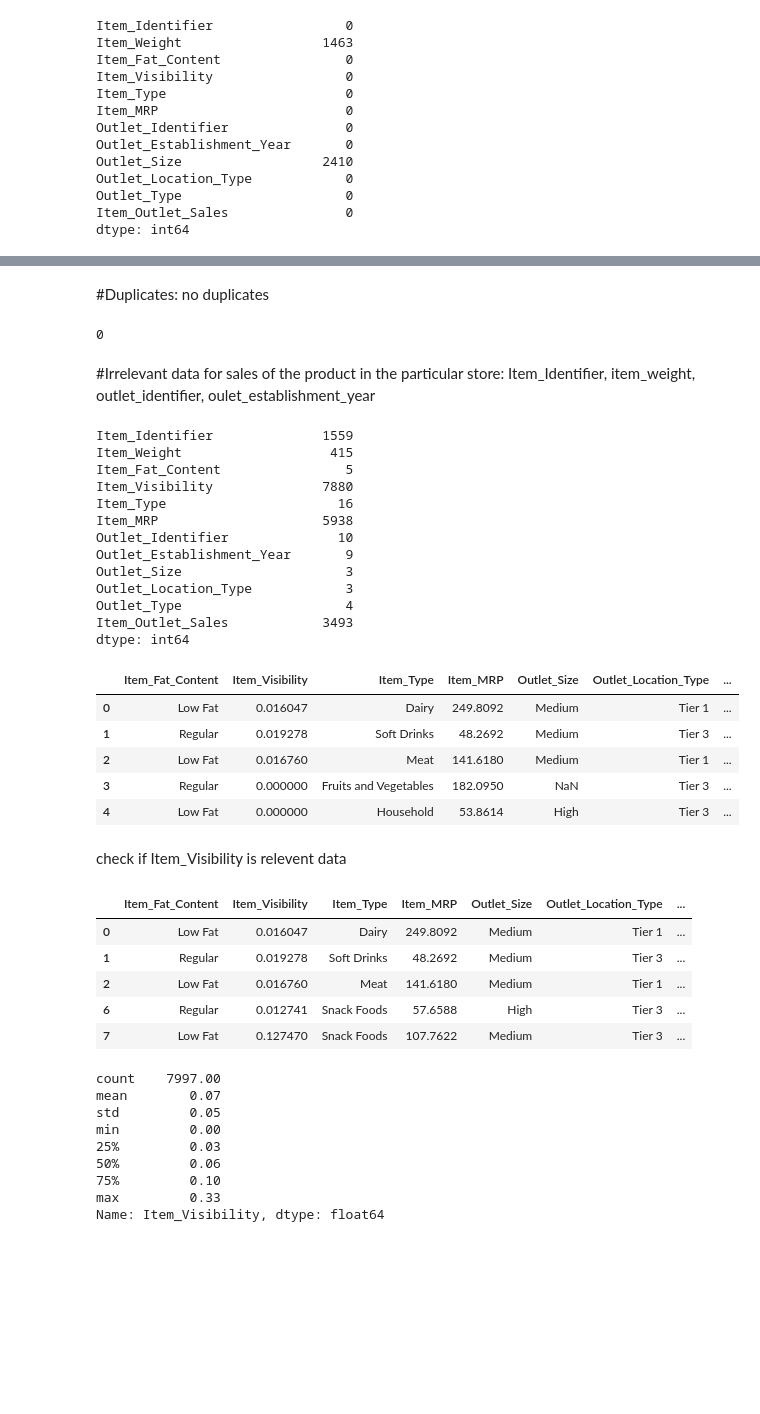
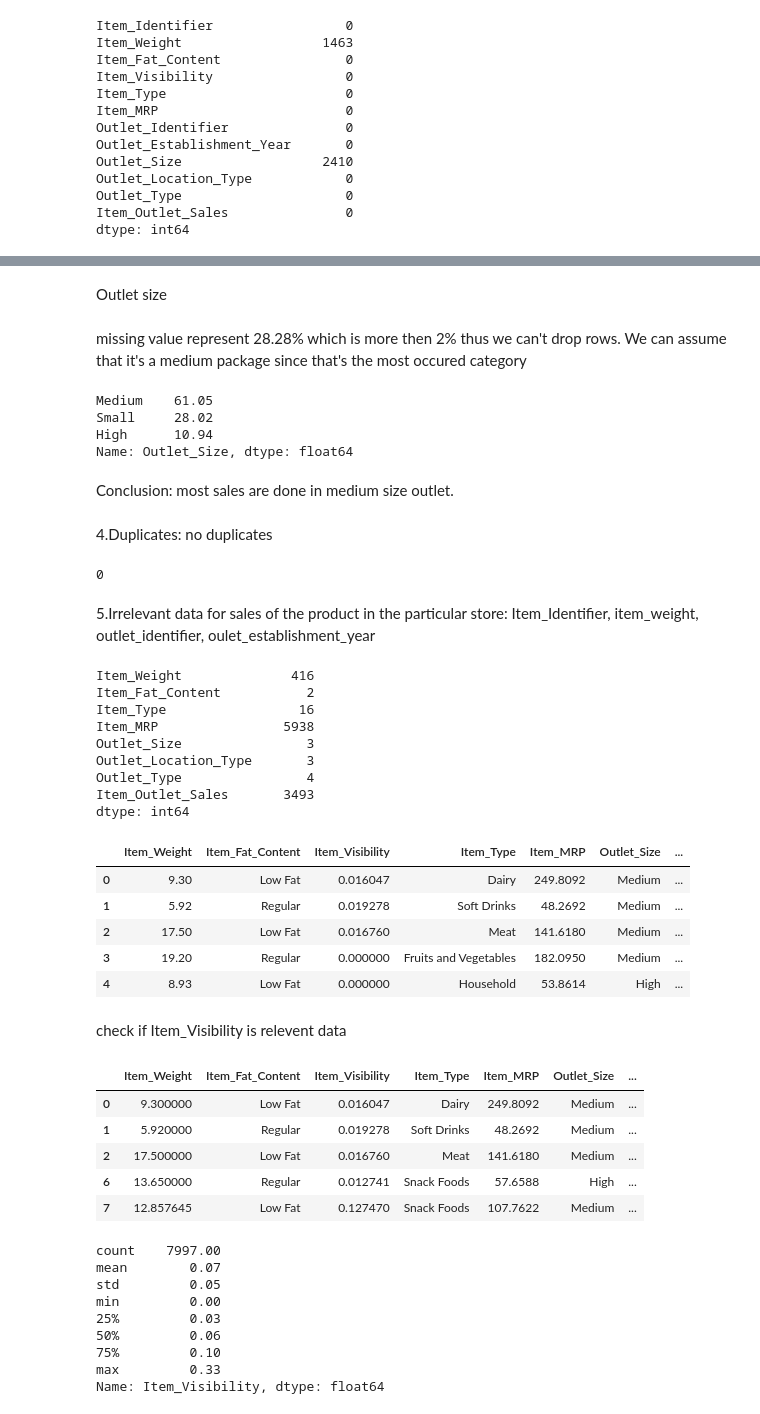
Before and after one commit to AsmaBenHmidene/food-sales-predictions, a Jupyter notebook: Project_1_Part_2_(Core).ipynb, the cells around one changed output, grey strips where cells are left out. Cells and saved outputs as stored; diff of their text form; code cells hidden in the pictures; blank space fills up the shorter version.

```diff
--- a/Project_1_Part_2_(Core).ipynb
+++ b/Project_1_Part_2_(Core).ipynb
@@ -66,0 +79,3 @@ dtype: int64
+# %%
+df['Item_Weight'].fillna(value =df['Item_Weight'].mean(),inplace=True )
+df
@@ -67,39 +96,50 @@ dtype: int64
+# %% [markdown]
+Outlet size
+# %% [markdown]
+missing value represent 28.28% which is more then 2% thus we can't drop rows. We can assume that it's a medium package since that's the most occured category
+# %%
+df['Outlet_Size'].fillna('Medium', inplace=True)
+# %%
+df['Outlet_Size'].value_counts(normalize = True).mul(100).round(2)
+# %% [output]
+Medium    61.05
+Small     28.02
+High      10.94
+Name: Outlet_Size, dtype: float64
+# %% [markdown]
+Conclusion: most sales are done in medium size outlet.
 # %% [markdown]
-#Duplicates:
+4.Duplicates:
 no duplicates
 # %%
 df.duplicated().sum()
 # %% [output]
 0
 # %% [markdown]
-#Irrelevant data for sales of the product in the particular store:
+5.Irrelevant data for sales of the product in the particular store:
 Item_Identifier, item_weight, outlet_identifier, oulet_establishment_year
 # %%
 df.nunique()
 # %% [output]
-Item_Identifier              1559
-Item_Weight                   415
-Item_Fat_Content                5
-Item_Visibility              7880
-Item_Type                      16
-Item_MRP                     5938
-Outlet_Identifier              10
-Outlet_Establishment_Year       9
-Outlet_Size                     3
-Outlet_Location_Type            3
-Outlet_Type                     4
-Item_Outlet_Sales            3493
+Item_Weight              416
+Item_Fat_Content           2
+Item_Type                 16
+Item_MRP                5938
+Outlet_Size                3
+Outlet_Location_Type       3
+Outlet_Type                4
+Item_Outlet_Sales       3493
 dtype: int64
 # %%
-df = df.drop(columns=['Outlet_Establishment_Year', 'Item_Identifier', 'Outlet_Identifier', 'Item_Weight'])
+df = df.drop(columns=['Outlet_Establishment_Year', 'Item_Identifier', 'Outlet_Identifier'])
 df.head()
 # %% [output]
-|  | Item_Fat_Content | Item_Visibility | Item_Type | Item_MRP | Outlet_Size | Outlet_Location_Type | ... |
-| 0 | Low Fat | 0.016047 | Dairy | 249.8092 | Medium | Tier 1 | ... |
-| 1 | Regular | 0.019278 | Soft Drinks | 48.2692 | Medium | Tier 3 | ... |
-| 2 | Low Fat | 0.016760 | Meat | 141.6180 | Medium | Tier 1 | ... |
-| 3 | Regular | 0.000000 | Fruits and Vegetables | 182.0950 | NaN | Tier 3 | ... |
-| 4 | Low Fat | 0.000000 | Household | 53.8614 | High | Tier 3 | ... |
+|  | Item_Weight | Item_Fat_Content | Item_Visibility | Item_Type | Item_MRP | Outlet_Size | ... |
+| 0 | 9.30 | Low Fat | 0.016047 | Dairy | 249.8092 | Medium | ... |
+| 1 | 5.92 | Regular | 0.019278 | Soft Drinks | 48.2692 | Medium | ... |
+| 2 | 17.50 | Low Fat | 0.016760 | Meat | 141.6180 | Medium | ... |
+| 3 | 19.20 | Regular | 0.000000 | Fruits and Vegetables | 182.0950 | Medium | ... |
+| 4 | 8.93 | Low Fat | 0.000000 | Household | 53.8614 | High | ... |
 # %% [markdown]
 check if Item_Visibility is relevent data
 # %%
@@ -107,12 +147,12 @@ filter_visibility= df['Item_Visibility'] != 0.00
 df_filter = df.loc[filter_visibility, :]
 df_filter.head()
 # %% [output]
-|  | Item_Fat_Content | Item_Visibility | Item_Type | Item_MRP | Outlet_Size | Outlet_Location_Type | ... |
-| 0 | Low Fat | 0.016047 | Dairy | 249.8092 | Medium | Tier 1 | ... |
-| 1 | Regular | 0.019278 | Soft Drinks | 48.2692 | Medium | Tier 3 | ... |
-| 2 | Low Fat | 0.016760 | Meat | 141.6180 | Medium | Tier 1 | ... |
-| 6 | Regular | 0.012741 | Snack Foods | 57.6588 | High | Tier 3 | ... |
-| 7 | Low Fat | 0.127470 | Snack Foods | 107.7622 | Medium | Tier 3 | ... |
+|  | Item_Weight | Item_Fat_Content | Item_Visibility | Item_Type | Item_MRP | Outlet_Size | ... |
+| 0 | 9.300000 | Low Fat | 0.016047 | Dairy | 249.8092 | Medium | ... |
+| 1 | 5.920000 | Regular | 0.019278 | Soft Drinks | 48.2692 | Medium | ... |
+| 2 | 17.500000 | Low Fat | 0.016760 | Meat | 141.6180 | Medium | ... |
+| 6 | 13.650000 | Regular | 0.012741 | Snack Foods | 57.6588 | High | ... |
+| 7 | 12.857645 | Low Fat | 0.127470 | Snack Foods | 107.7622 | Medium | ... |
 # %%
 df_filter['Item_Visibility'].describe().round(2)
 # %% [output]
```
Also changed, not shown: parts of 28 cells of this notebook.
